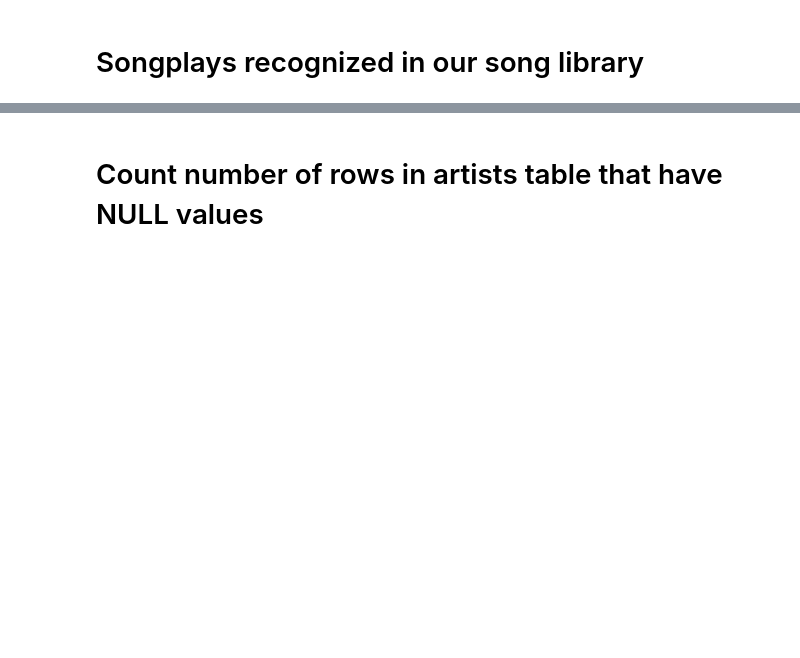
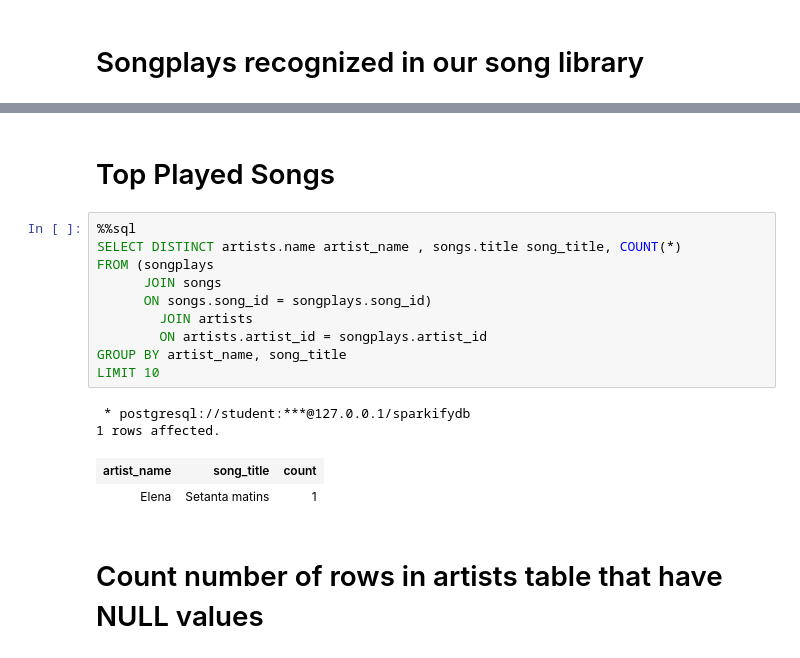
Before and after one commit to gsakhel/Data_Modeling_with_Postgres, a Jupyter notebook: analytics.ipynb, the cells around one changed output, grey strips where cells are left out. Cells and saved outputs as stored; diff of their text form; blank space fills up the shorter version.

```diff
--- a/analytics.ipynb
+++ b/analytics.ipynb
@@ -21,6 +42,23 @@ cur = conn.cursor()
 1 rows affected.
 | songplay_id | start_time | user_id | level | song_id | artist_id | session_id | location | user_agent |
 | 760 | 2018-11-21 21:56:47.796000 | 15 | paid | SOZCTXZ12AB0182364 | AR5KOSW1187FB35FF4 | 818 | Chicago-Naperville-Elgin, IL-IN-WI | "Mozilla/5.0 (X11; Linux x86_64) ... |
+# %% [markdown]
+# Top Played Songs
+# %%
+%%sql
+SELECT DISTINCT artists.name artist_name , songs.title song_title, COUNT(*)
+FROM (songplays
+      JOIN songs
+      ON songs.song_id = songplays.song_id)
+        JOIN artists
+        ON artists.artist_id = songplays.artist_id
+GROUP BY artist_name, song_title
+LIMIT 10
+# %% [output]
+ * postgresql://student:***@127.0.0.1/sparkifydb
+1 rows affected.
+| artist_name | song_title | count |
+| Elena | Setanta matins | 1 |
 # %% [markdown]
 # Count number of rows in artists table that have NULL values
 # %%
```
Also changed, not shown: parts of 9 cells of this notebook.
